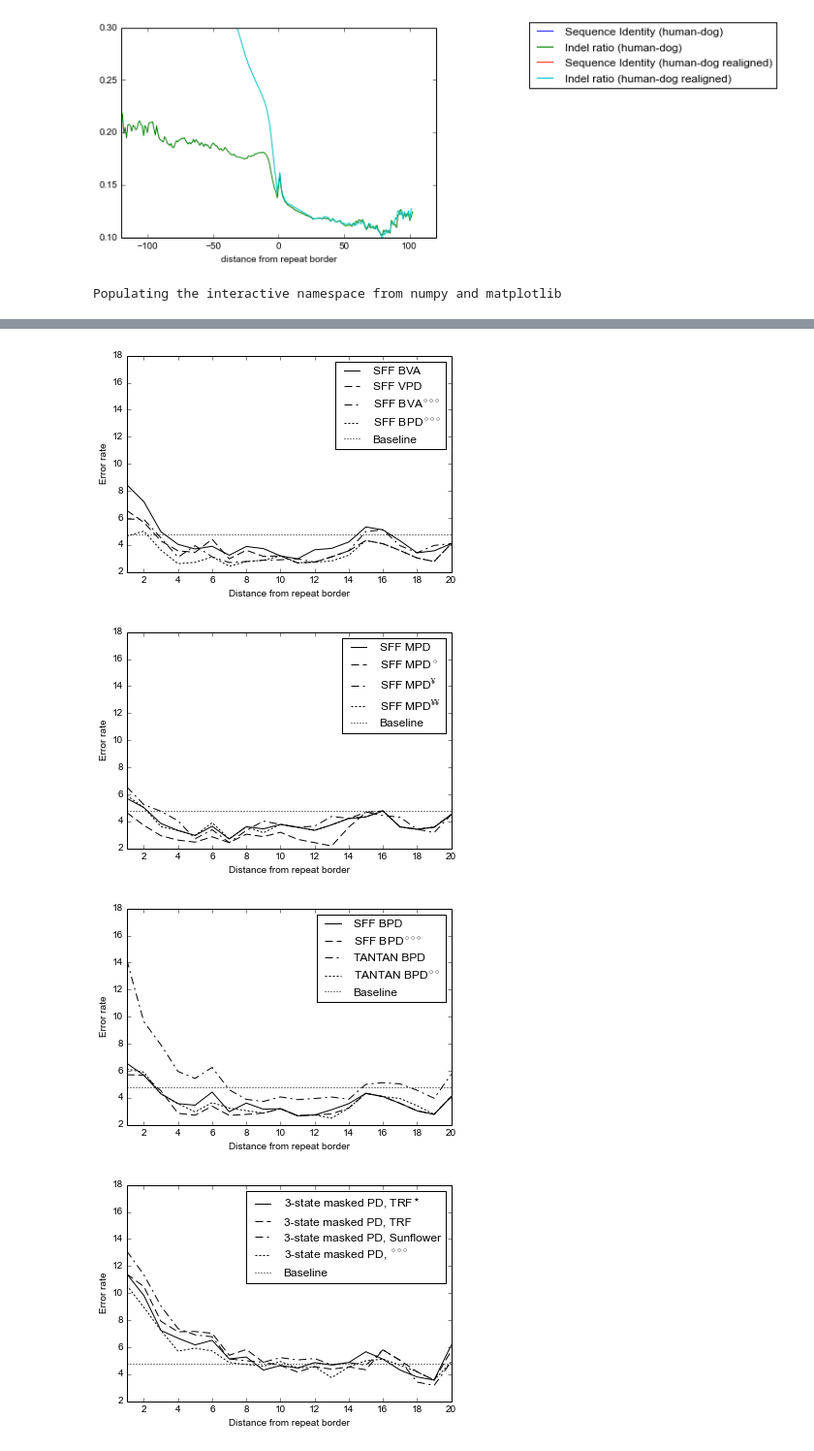
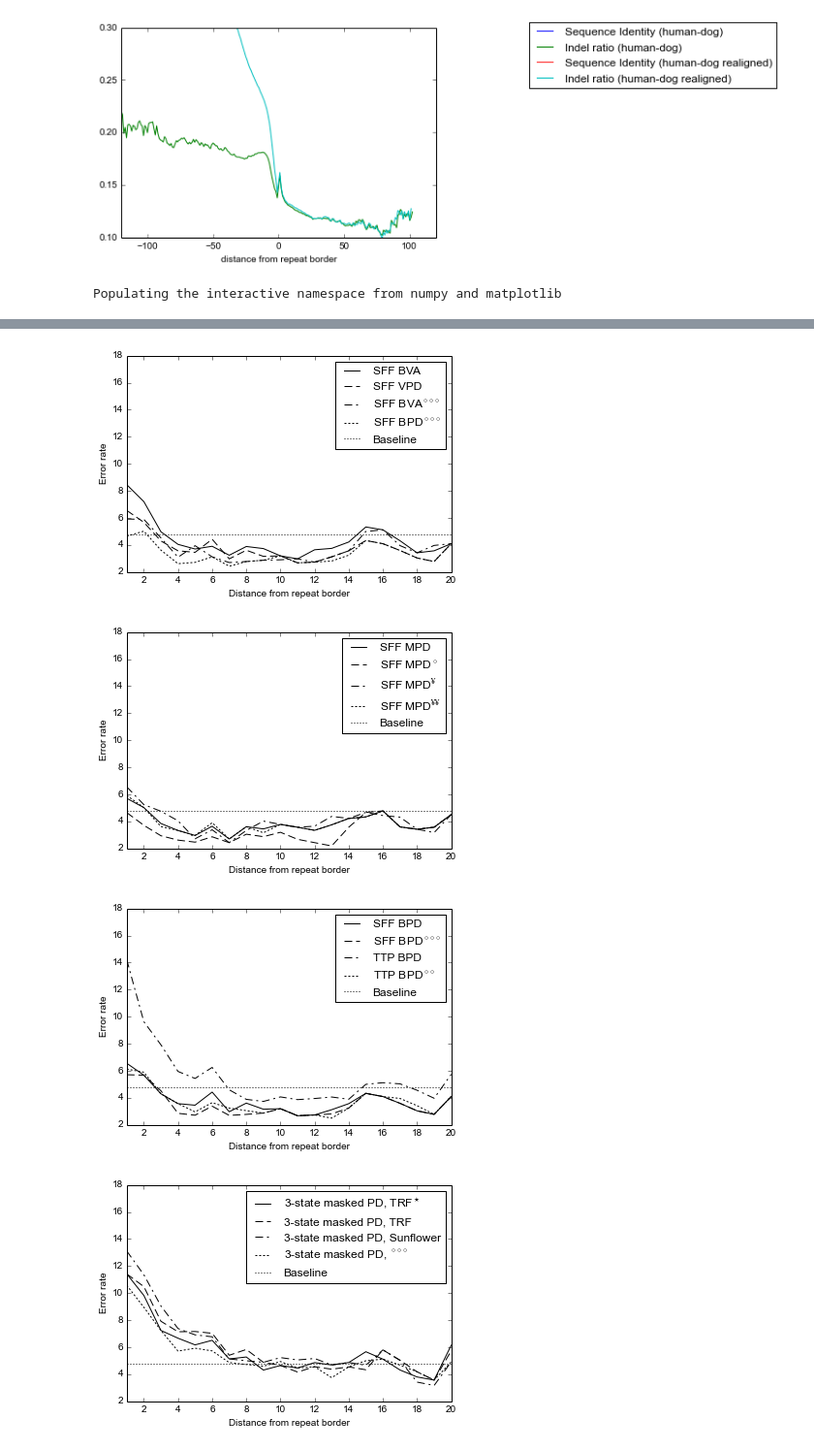
Before and after one commit to mic47/dissertation, a Jupyter notebook: Grafy.ipynb, the cells around one changed output, grey strips where cells are left out. Shown at 97% size. Cells and saved outputs as stored; diff of their text form; code cells hidden in the pictures.

```diff
--- a/Grafy.ipynb
+++ b/Grafy.ipynb
@@ -149,8 +149,8 @@ draw_plot(data,
           ], [
            'SFF BPD',
            'SFF BPD$^{\circ\circ\circ}$',
-           'TANTAN BPD',
-           'TANTAN BPD$^{\circ\circ}$',
+           'TTP BPD',
+           'TTP BPD$^{\circ\circ}$',
           ],
           'figures/error_graph_sffvstantan.pdf')
 draw_plot(data,
@@ -185,7 +185,7 @@ WARNING: pylab import has clobbered these variables: ['f', 'rc']
 `%pylab --no-import-all` prevents importing * from pylab and numpy
 [figure]
 [figure]
 [figure]
-[figure, old version]
+[figure, new version]
 [figure]
 [figure]
```
Also changed, not shown: parts of 1 cell of this notebook, 8 other files.
